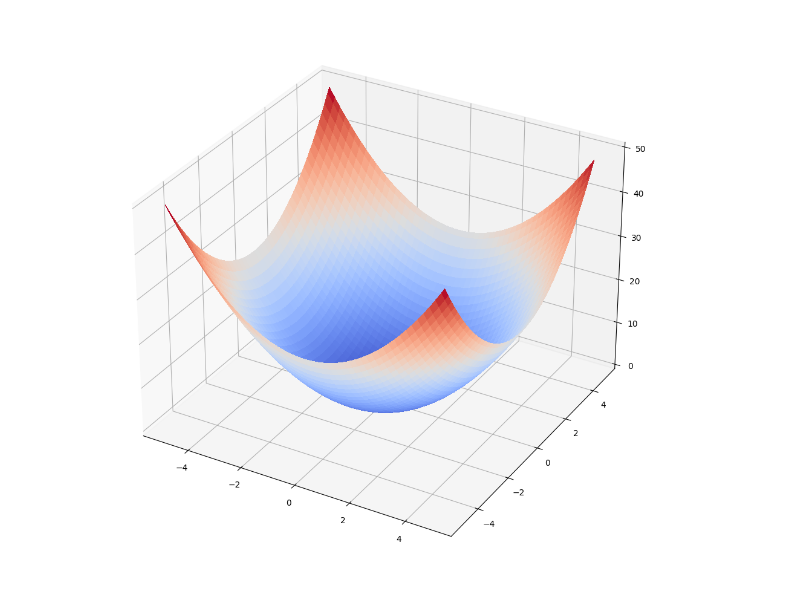
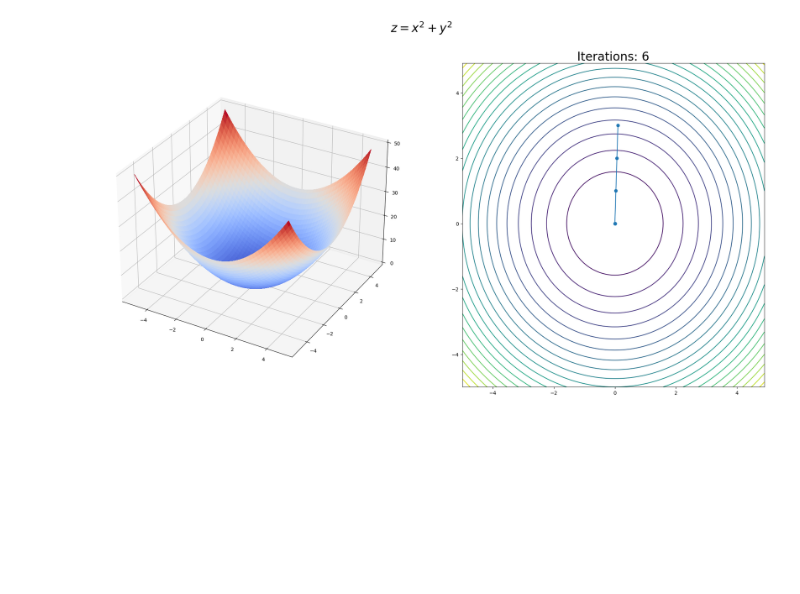
Before and after one commit to ars860/MO, a Jupyter notebook: task_3.ipynb, the cells around one changed output. Cells and saved outputs as stored; diff of their text form; code cells hidden in the pictures; blank space fills up the shorter version.

```diff
--- a/task_3.ipynb
+++ b/task_3.ipynb
@@ -6,16 +6,53 @@ import numpy as np
 
 plt.rcParams['figure.figsize'] = [12, 12]
 plt.rcParams['figure.dpi'] = 100
+# %%
+def plot_contour(fun, x, y, cnt=10, ax=None):
+    # x = np.arange(-pi, 0, 0.1)
+    # y = np.arange(-pi/2, pi/2, 0.1)
+    xmin, xmax = x
+    ymin, ymax = y
+
+    x = np.arange(xmin, xmax, 0.1)
+    y = np.arange(ymin, ymax, 0.1)
+    x, y = np.meshgrid(x, y)
+    z = fun([x, y])
+    if ax is None:
+        plt.contour(x, y, z, cnt)
+    else:
+        ax.contour(x, y, z, cnt)
+
+
+def plot_3d_and_contour_with_trajectory(f, df, x, y, start, label, contours=20):
+    fig = plt.figure(figsize=(24, 12))
+    ax1 = fig.add_subplot(1, 2, 1, projection='3d') #plt.subplots(subplot_kw={"projection": "3d"})
+    plot_3d(ax1, f, x, y, alpha=1)
+    # plt.show()
+
+    ax2 = fig.add_subplot(1, 2, 2)
+    plot_contour(f, x, y, cnt=contours, ax=ax2)
+
+    points = grad_descent(f, df, start)
+    ax2.plot(points[:, 0], points[:, 1])
+    ax2.scatter(points[:, 0], points[:, 1])
+    ax2.set_title("Iterations: {}".format(len(points)), fontsize=24)
+
+    fig.suptitle(label, fontsize=24)
+    plt.show()
 # %%
 def f(xy):
     x, y = xy
     return x**2 + y**2
 
 def df(xy):
     x, y = xy
     return np.array([2*x, 2*y])
 
-fig, ax = plt.subplots(subplot_kw={"projection": "3d"})
-plot_3d(ax, f, [-5, 5], [-5, 5], alpha=1)
+plot_3d_and_contour_with_trajectory(
+    f, df,
+    [-5, 5], [-5, 5],
+    [0.1, 3],
+    '$z = x^2 + y^2$'
+)
 # %% [output]
-[figure, old version]
+[figure, new version]
```
Also changed, not shown: parts of 5 cells of this notebook, 1 other file.
